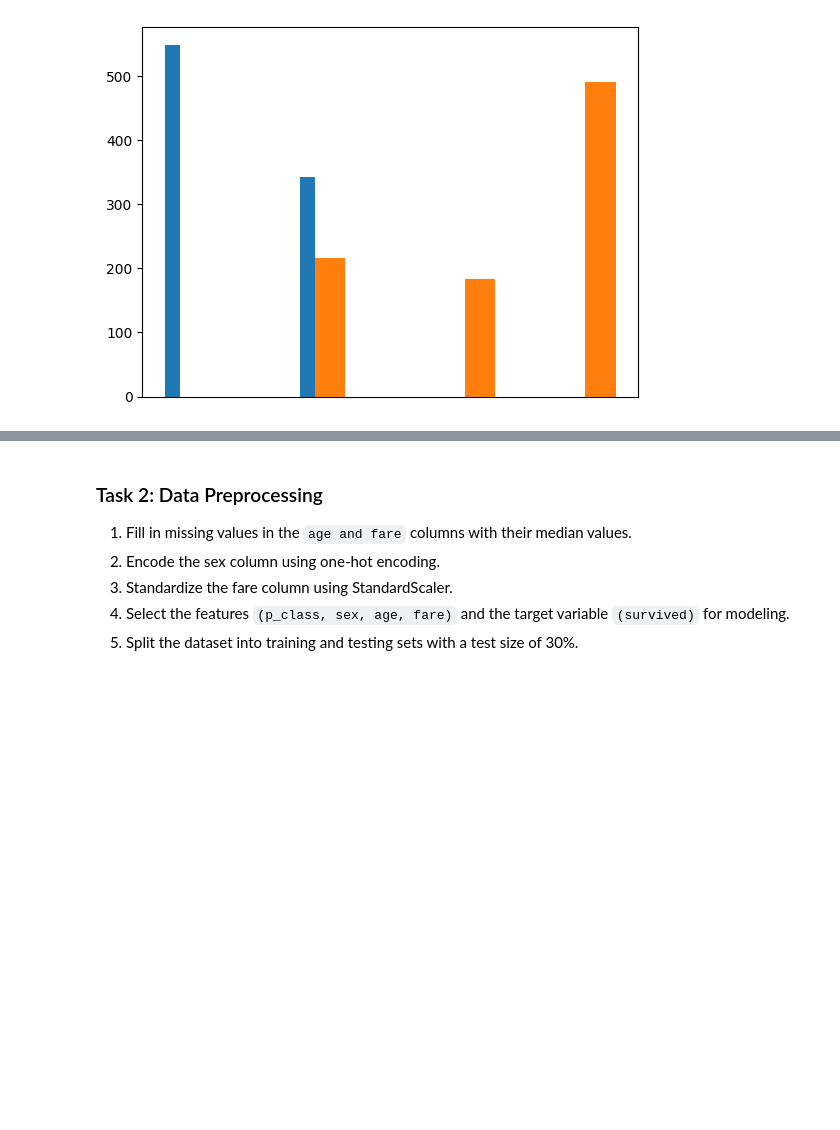
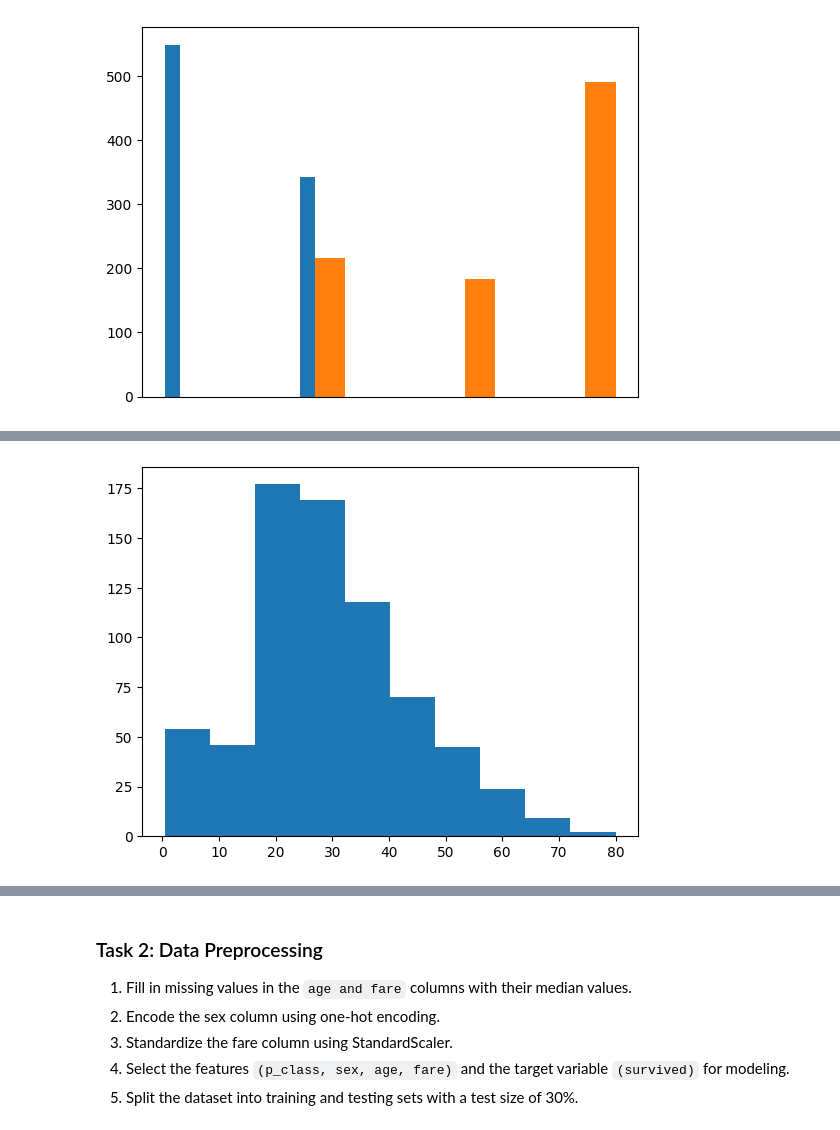
Before and after one commit to sameerdiwse/data-analysis-notebooks, a Jupyter notebook: ML_Classification_Exercise_4/assignment.ipynb, the cells around one changed output, grey strips where cells are left out. Drawn from its saved outputs; the diff is of its cells as text; code cells hidden in the pictures; blank space fills up the shorter version.

```diff
--- a/ML_Classification_Exercise_4/assignment.ipynb
+++ b/ML_Classification_Exercise_4/assignment.ipynb
@@ -105,4 +109,7 @@ plt.xticks([])
 # %%
 # Step 8: Visualize the distribution of 'age' using a histogram
+plt.hist(df['age']);
+# %% [output]
+[figure, added]
 # %%
 # Step 9: Visualize the distribution of 'fare' using a histogram
```
Also changed, not shown: parts of 5 cells of this notebook.
